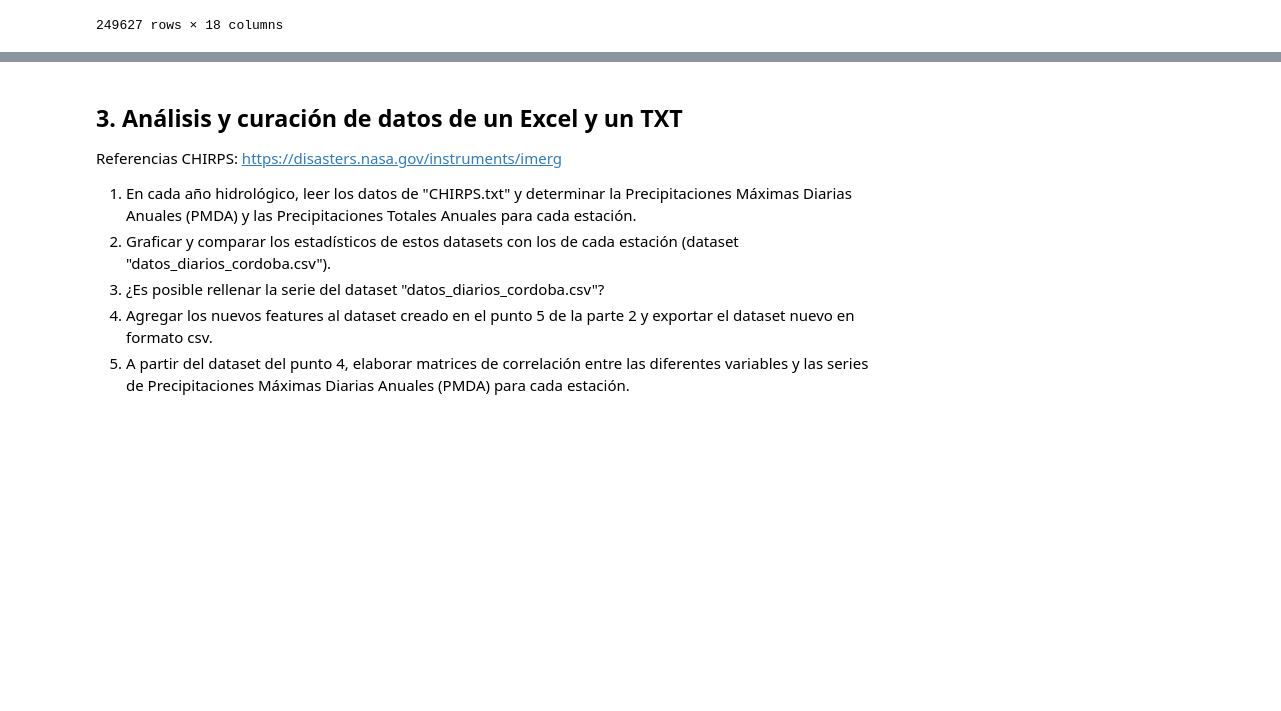
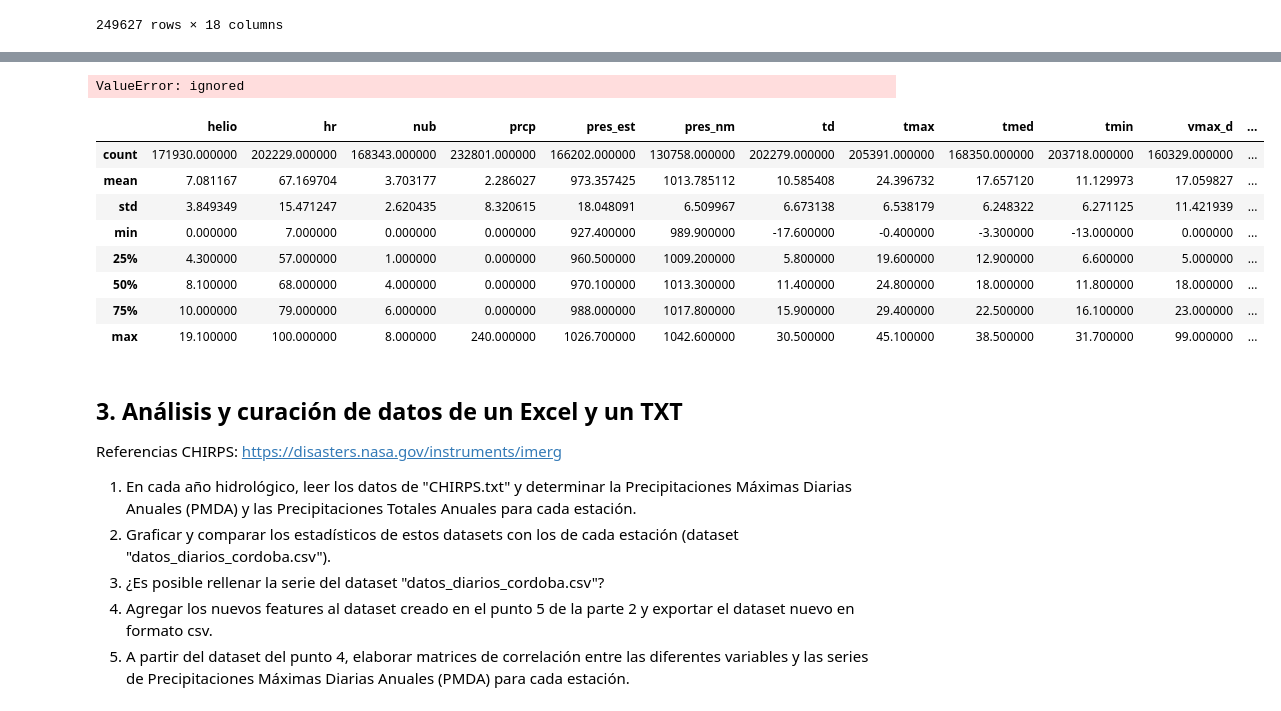
Before and after one commit to serantux/M_Predi_Lluvias_Extremas_10, a Jupyter notebook: TP2_Balbuena_Serrantes_Fonnegra_Velazquez.ipynb, the cells around one changed output, grey strips where cells are left out. Drawn from its saved outputs; the diff is of its cells as text; code cells hidden in the pictures; blank space fills up the shorter version.

```diff
--- a/TP2_Balbuena_Serrantes_Fonnegra_Velazquez.ipynb
+++ b/TP2_Balbuena_Serrantes_Fonnegra_Velazquez.ipynb
@@ -590,3 +598,37 @@ datos_dcor_var_mean
+# %%
+not_var_cols = ['omm_id', 'hydro_year']
+var_cols = [c for c in datos_tc_var_mean.columns if c not in not_var_cols]
+datos_tc_statistics = pd.DataFrame()
+datos_tac_statistics['statistics'] = datos_tc_var_mean
+#for col in var_cols:
+#  datos_dcor_var_mean[col] = datos_dcor.groupby(['omm_id','hydro_year'])[col].mean()
+
+#for station in datos_dcor_var_mean['omm_id']:
+for col in var_cols:
+  datos_tc_statistics[col] = datos_tc_var_mean.groupby(['omm_id'])[col].describe()
+
+datos_tc_statistics
+# %% [output]
+ValueError: ignored
+# %%
+not_var_cols = ['fecha', 'id', 'omm_id', 'hydro_year']
+var_cols = [c for c in datos_dcor.columns if c not in not_var_cols]
+datos_dcor_statistics = pd.DataFrame()
+
+for col in var_cols:
+  datos_dcor_statistics[col] = datos_dcor[col].describe()
+
+datos_dcor_statistics
+# %% [output]
+|  | helio | hr | nub | prcp | pres_est | pres_nm | td | tmax | tmed | tmin | vmax_d | ... |
+| count | 171930.000000 | 202229.000000 | 168343.000000 | 232801.000000 | 166202.000000 | 130758.000000 | 202279.000000 | 205391.000000 | 168350.000000 | 203718.000000 | 160329.000000 | ... |
+| mean | 7.081167 | 67.169704 | 3.703177 | 2.286027 | 973.357425 | 1013.785112 | 10.585408 | 24.396732 | 17.657120 | 11.129973 | 17.059827 | ... |
+| std | 3.849349 | 15.471247 | 2.620435 | 8.320615 | 18.048091 | 6.509967 | 6.673138 | 6.538179 | 6.248322 | 6.271125 | 11.421939 | ... |
+| min | 0.000000 | 7.000000 | 0.000000 | 0.000000 | 927.400000 | 989.900000 | -17.600000 | -0.400000 | -3.300000 | -13.000000 | 0.000000 | ... |
+| 25% | 4.300000 | 57.000000 | 1.000000 | 0.000000 | 960.500000 | 1009.200000 | 5.800000 | 19.600000 | 12.900000 | 6.600000 | 5.000000 | ... |
+| 50% | 8.100000 | 68.000000 | 4.000000 | 0.000000 | 970.100000 | 1013.300000 | 11.400000 | 24.800000 | 18.000000 | 11.800000 | 18.000000 | ... |
+| 75% | 10.000000 | 79.000000 | 6.000000 | 0.000000 | 988.000000 | 1017.800000 | 15.900000 | 29.400000 | 22.500000 | 16.100000 | 23.000000 | ... |
+| max | 19.100000 | 100.000000 | 8.000000 | 240.000000 | 1026.700000 | 1042.600000 | 30.500000 | 45.100000 | 38.500000 | 31.700000 | 99.000000 | ... |
 # %% [markdown]
 ## 3. Análisis y curación de datos de un Excel y un TXT
 
```
Also changed, not shown: parts of 9 cells of this notebook.
